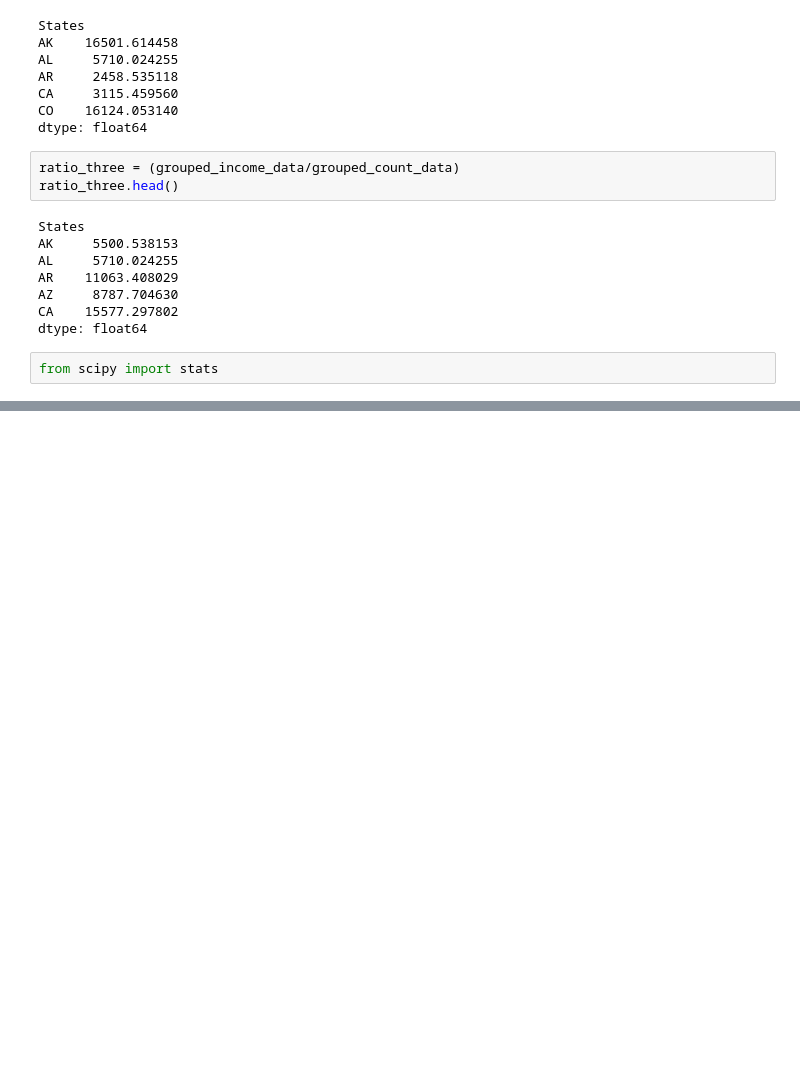
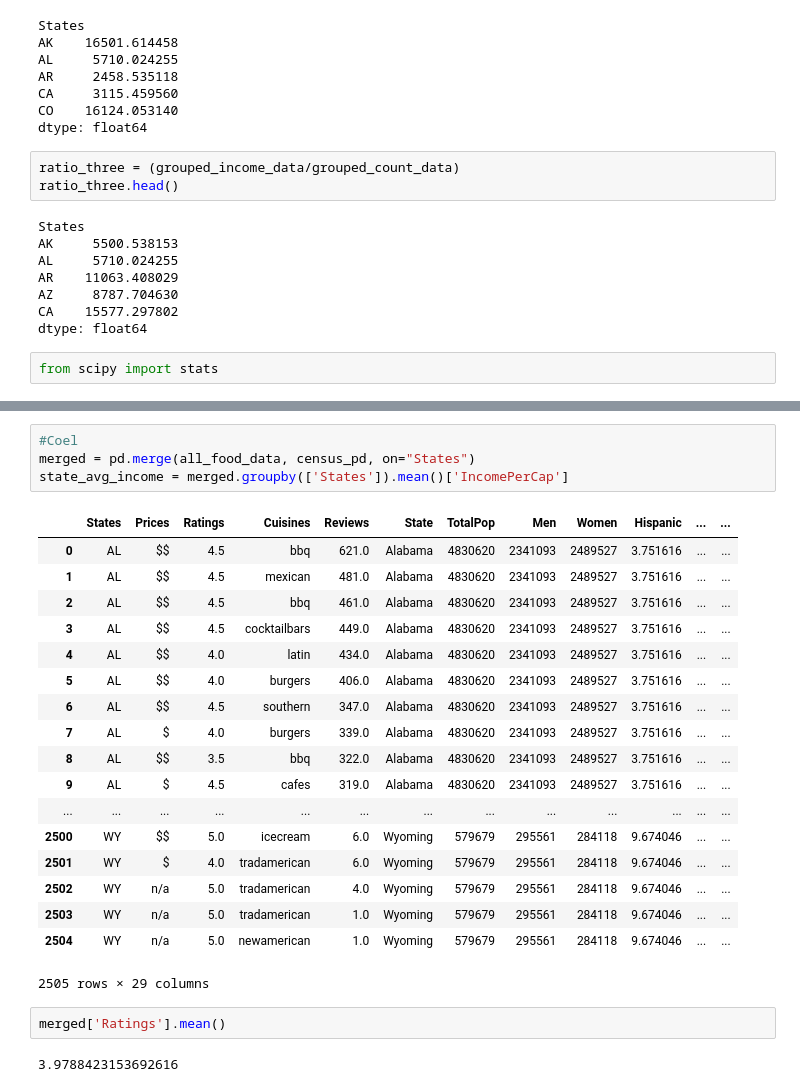
Before and after one commit to Mariajadoon/Demographics-and-Food-Project, a Jupyter notebook: Yelp_API-Maria_Copy.ipynb, the cells around one changed output, grey strips where cells are left out. Saved outputs shown, nothing was run; the diff lists cells and outputs as text; blank space fills up the shorter version.

```diff
--- a/Yelp_API-Maria_Copy.ipynb
+++ b/Yelp_API-Maria_Copy.ipynb
@@ -370,0 +353,27 @@ p-value is 0.09738386597476226.
+# %%
+#Coel
+merged = pd.merge(all_food_data, census_pd, on="States")
+state_avg_income = merged.groupby(['States']).mean()['IncomePerCap']
+# %% [output]
+|  | States | Prices | Ratings | Cuisines | Reviews | State | TotalPop | Men | Women | Hispanic | ... | ... |
+| 0 | AL | $$ | 4.5 | bbq | 621.0 | Alabama | 4830620 | 2341093 | 2489527 | 3.751616 | ... | ... |
+| 1 | AL | $$ | 4.5 | mexican | 481.0 | Alabama | 4830620 | 2341093 | 2489527 | 3.751616 | ... | ... |
+| 2 | AL | $$ | 4.5 | bbq | 461.0 | Alabama | 4830620 | 2341093 | 2489527 | 3.751616 | ... | ... |
+| 3 | AL | $$ | 4.5 | cocktailbars | 449.0 | Alabama | 4830620 | 2341093 | 2489527 | 3.751616 | ... | ... |
+| 4 | AL | $$ | 4.0 | latin | 434.0 | Alabama | 4830620 | 2341093 | 2489527 | 3.751616 | ... | ... |
+| 5 | AL | $$ | 4.0 | burgers | 406.0 | Alabama | 4830620 | 2341093 | 2489527 | 3.751616 | ... | ... |
+| 6 | AL | $$ | 4.5 | southern | 347.0 | Alabama | 4830620 | 2341093 | 2489527 | 3.751616 | ... | ... |
+| 7 | AL | $ | 4.0 | burgers | 339.0 | Alabama | 4830620 | 2341093 | 2489527 | 3.751616 | ... | ... |
+| 8 | AL | $$ | 3.5 | bbq | 322.0 | Alabama | 4830620 | 2341093 | 2489527 | 3.751616 | ... | ... |
+| 9 | AL | $ | 4.5 | cafes | 319.0 | Alabama | 4830620 | 2341093 | 2489527 | 3.751616 | ... | ... |
+| ... | ... | ... | ... | ... | ... | ... | ... | ... | ... | ... | ... | ... |
+| 2500 | WY | $$ | 5.0 | icecream | 6.0 | Wyoming | 579679 | 295561 | 284118 | 9.674046 | ... | ... |
+| 2501 | WY | $ | 4.0 | tradamerican | 6.0 | Wyoming | 579679 | 295561 | 284118 | 9.674046 | ... | ... |
+| 2502 | WY | n/a | 5.0 | tradamerican | 4.0 | Wyoming | 579679 | 295561 | 284118 | 9.674046 | ... | ... |
+| 2503 | WY | n/a | 5.0 | tradamerican | 1.0 | Wyoming | 579679 | 295561 | 284118 | 9.674046 | ... | ... |
+| 2504 | WY | n/a | 5.0 | newamerican | 1.0 | Wyoming | 579679 | 295561 | 284118 | 9.674046 | ... | ... |
+2505 rows × 29 columns
+# %%
+merged['Ratings'].mean()
+# %% [output]
+3.9788423153692616
```
Also changed, not shown: parts of 17 cells of this notebook, 1 other file.
